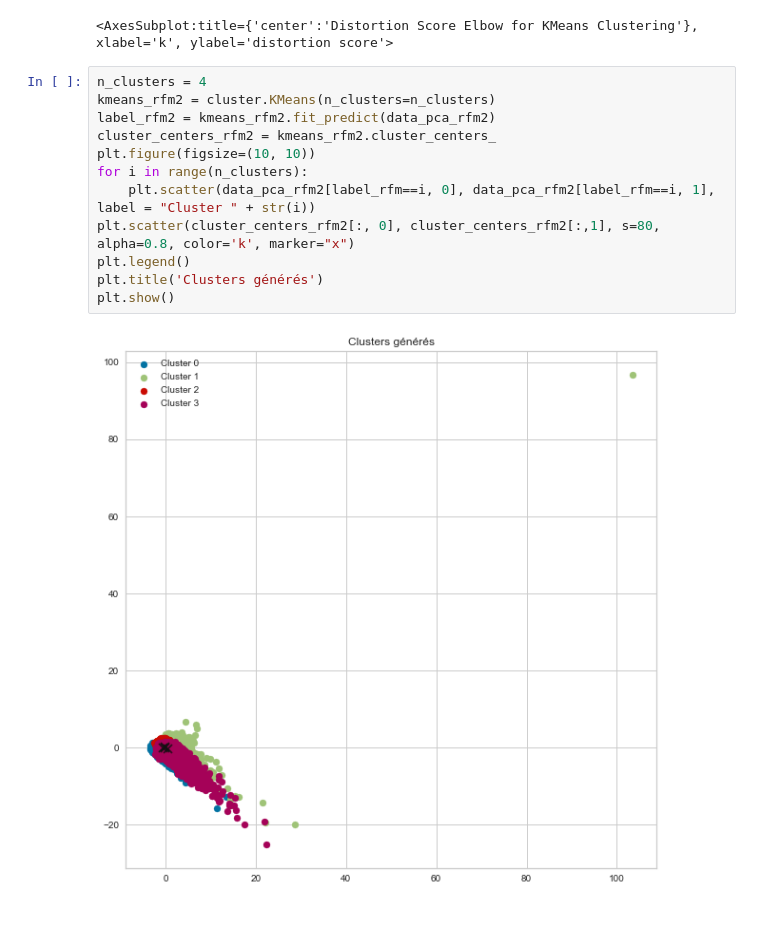
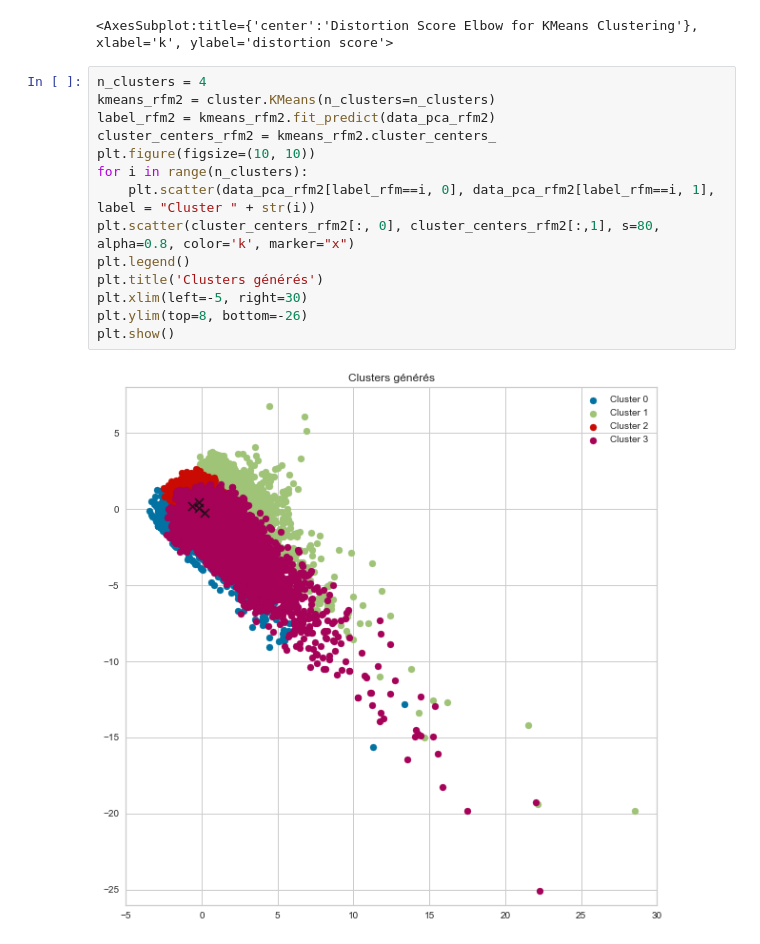
Before and after one commit to JulienGremillot/OpenClassrooms_Ingenieur_Machine_Learning, a Jupyter notebook: Segmentez des clients d'un site e-commerce/Segmentez des clients d'un site e-commerce - 2.ipynb, the cells around one changed output. Drawn from its saved outputs; the diff is of its cells as text.

```diff
--- a/Segmentez des clients d'un site e-commerce/Segmentez des clients d'un site e-commerce - 2.ipynb
+++ b/Segmentez des clients d'un site e-commerce/Segmentez des clients d'un site e-commerce - 2.ipynb
@@ -464,14 +464,16 @@ k_elbow_visualizer_rfm2.show()
 # %%
 n_clusters = 4
 kmeans_rfm2 = cluster.KMeans(n_clusters=n_clusters)
 label_rfm2 = kmeans_rfm2.fit_predict(data_pca_rfm2)
 cluster_centers_rfm2 = kmeans_rfm2.cluster_centers_
 plt.figure(figsize=(10, 10))
 for i in range(n_clusters):
     plt.scatter(data_pca_rfm2[label_rfm==i, 0], data_pca_rfm2[label_rfm==i, 1], label = "Cluster " + str(i))
 plt.scatter(cluster_centers_rfm2[:, 0], cluster_centers_rfm2[:,1], s=80, alpha=0.8, color='k', marker="x")
 plt.legend()
 plt.title('Clusters générés')
+plt.xlim(left=-5, right=30)
+plt.ylim(top=8, bottom=-26)
 plt.show()
 # %% [output]
-[figure, old version]
+[figure, new version]
```
Also changed, not shown: parts of 9 cells of this notebook.
